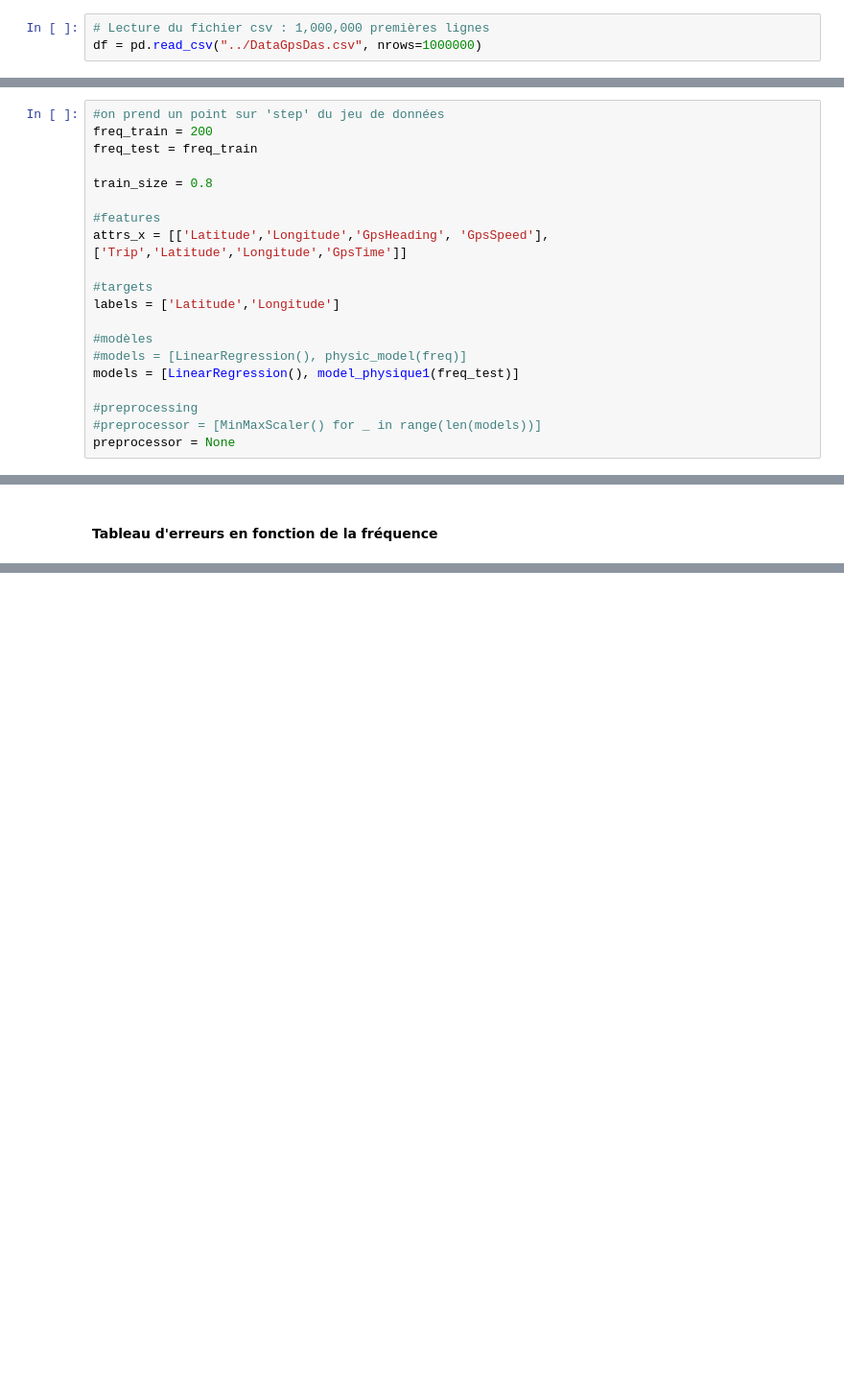
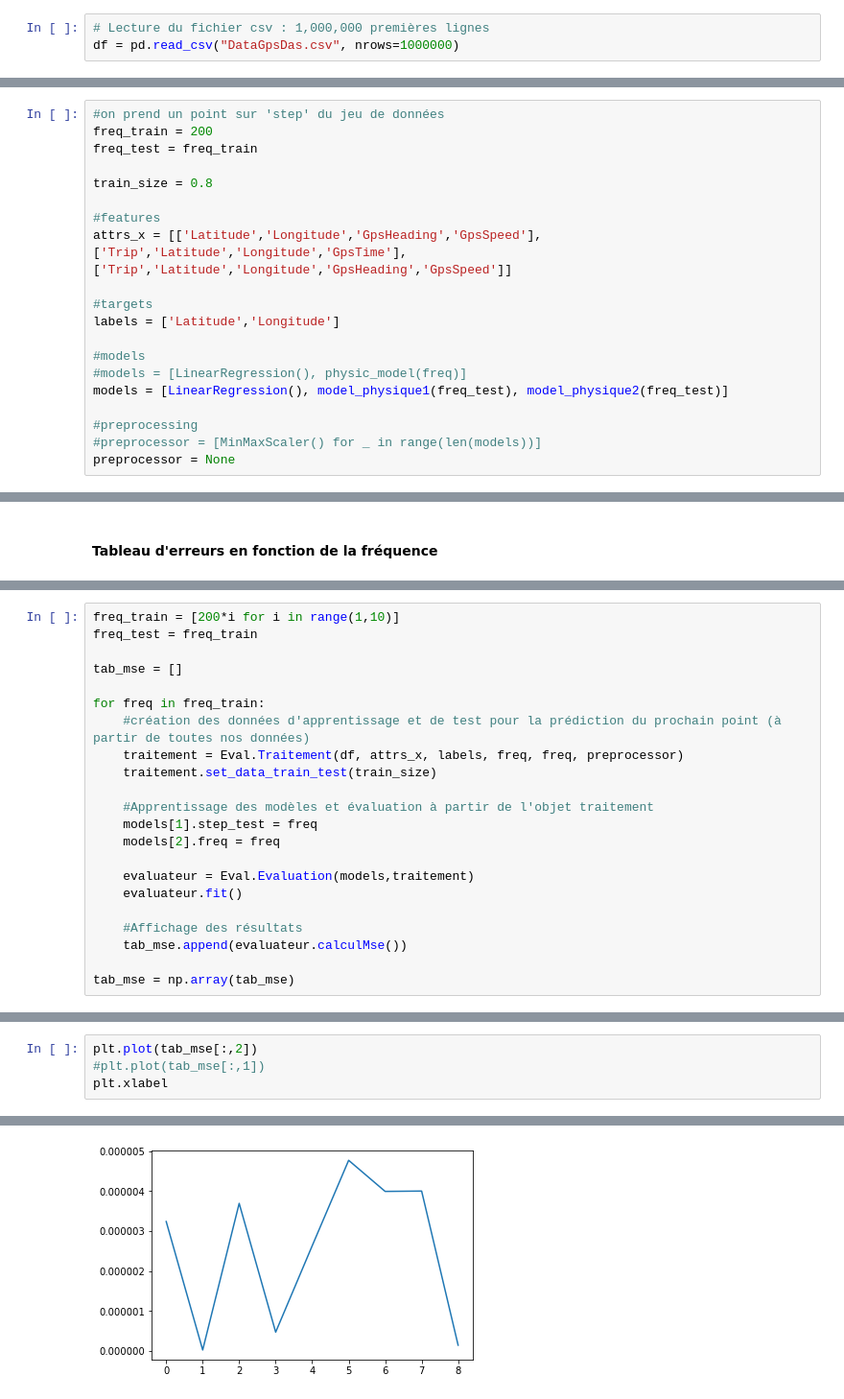
Before and after one commit to FZYUAN-1/pldac_interpolation, a Jupyter notebook: PROJET GPS 2.ipynb, the cells around one changed output, grey strips where cells are left out. Shown at 96% size. Saved outputs shown, nothing was run; the diff lists cells and outputs as text; blank space fills up the shorter version.

Commit message:
visual + 3 model error estimation competed

```diff
--- a/PROJET GPS 2.ipynb
+++ b/PROJET GPS 2.ipynb
@@ -15,7 +15,7 @@ import dataVisualization as dv
 ### Lecture du fichier
 # %%
 # Lecture du fichier csv : 1,000,000 premières lignes
-df = pd.read_csv("../DataGpsDas.csv", nrows=1000000)
+df = pd.read_csv("DataGpsDas.csv", nrows=1000000)
 # %% [markdown]
 ### Trie des données
 # %%
@@ -64,14 +75,14 @@ freq_test = freq_train
 train_size = 0.8
 
 #features
-attrs_x = [['Latitude','Longitude','GpsHeading', 'GpsSpeed'], ['Trip','Latitude','Longitude','GpsTime']]
+attrs_x = [['Latitude','Longitude','GpsHeading','GpsSpeed'], ['Trip','Latitude','Longitude','GpsTime'], ['Trip','Latitude','Longitude','GpsHeading','GpsSpeed']]
 
 #targets
 labels = ['Latitude','Longitude']
 
-#modèles
+#models
 #models = [LinearRegression(), physic_model(freq)]
-models = [LinearRegression(), model_physique1(freq_test)]
+models = [LinearRegression(), model_physique1(freq_test), model_physique2(freq_test)]
 
 #preprocessing
 #preprocessor = [MinMaxScaler() for _ in range(len(models))]
@@ -130,0 +135,22 @@ array([[3.76936841e-09, 3.93689088e-06],
+# %%
+freq_train = [200*i for i in range(1,10)]
+freq_test = freq_train
+
+tab_mse = []
+
+for freq in freq_train:
+    #création des données d'apprentissage et de test pour la prédiction du prochain point (à partir de toutes nos données)
+    traitement = Eval.Traitement(df, attrs_x, labels, freq, freq, preprocessor)
+    traitement.set_data_train_test(train_size)
+
+    #Apprentissage des modèles et évaluation à partir de l'objet traitement
+    models[1].step_test = freq
+    models[2].freq = freq
+
+    evaluateur = Eval.Evaluation(models,traitement)
+    evaluateur.fit()
+
+    #Affichage des résultats
+    tab_mse.append(evaluateur.calculMse())
+
+tab_mse = np.array(tab_mse)
@@ -130,0 +169,5 @@ array([[3.76936841e-09, 3.93689088e-06],
+# %%
+plt.plot(tab_mse[:,2])
+#plt.plot(tab_mse[:,1])
+plt.xlabel
+# %% [output]
@@ -131 +175,2 @@ array([[3.76936841e-09, 3.93689088e-06],
+[figure, added]
 # %% [markdown]
```
Also changed, not shown: parts of 15 cells of this notebook, 2 other files.
